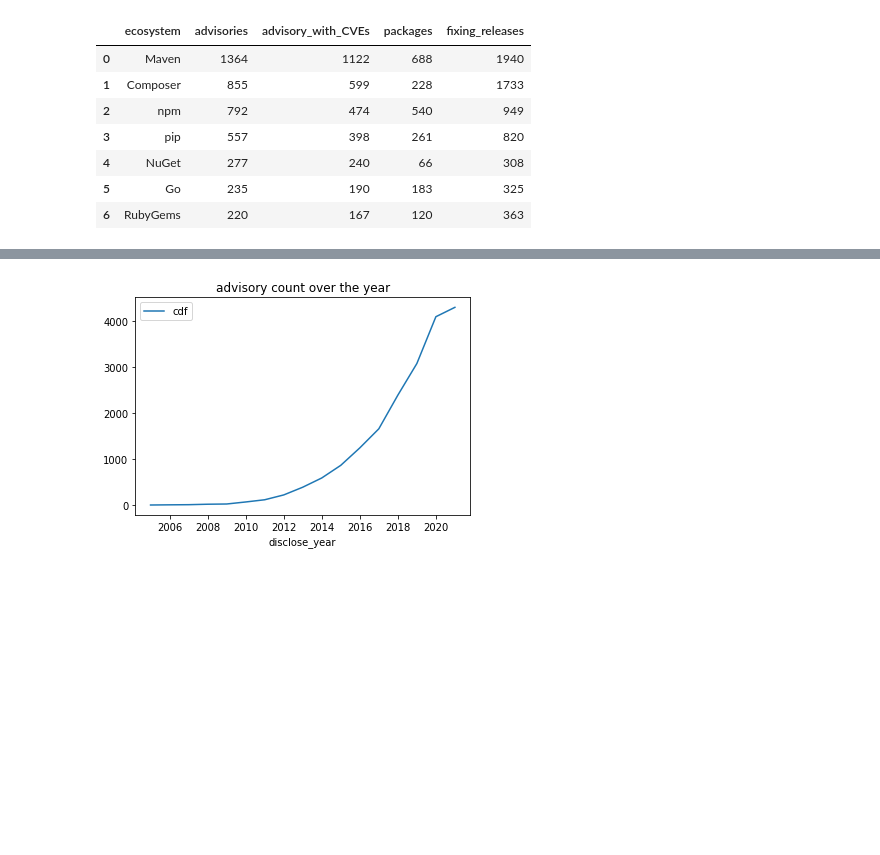
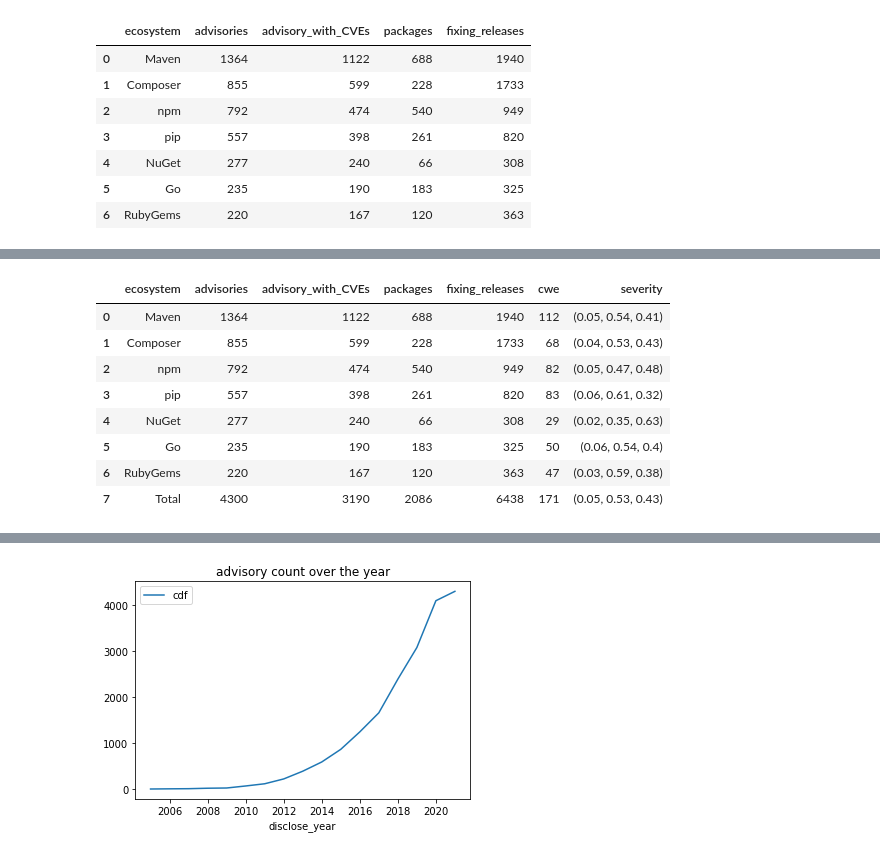
Before and after one commit to nasifimtiazohi/advisory-lifecycle, a Jupyter notebook: data_explore/repo_resolved.ipynb, the cells around one changed output, grey strips where cells are left out. Drawn from its saved outputs; the diff is of its cells as text; code cells hidden in the pictures; blank space fills up the shorter version.

```diff
--- a/data_explore/repo_resolved.ipynb
+++ b/data_explore/repo_resolved.ipynb
@@ -59,3 +146,16 @@ df
+# %%
+df = reduce(lambda x,y : pd.merge(x,y,on='ecosystem'),[table, df])
+df
+# %% [output]
+|  | ecosystem | advisories | advisory_with_CVEs | packages | fixing_releases | cwe | severity |
+| 0 | Maven | 1364 | 1122 | 688 | 1940 | 112 | (0.05, 0.54, 0.41) |
+| 1 | Composer | 855 | 599 | 228 | 1733 | 68 | (0.04, 0.53, 0.43) |
+| 2 | npm | 792 | 474 | 540 | 949 | 82 | (0.05, 0.47, 0.48) |
+| 3 | pip | 557 | 398 | 261 | 820 | 83 | (0.06, 0.61, 0.32) |
+| 4 | NuGet | 277 | 240 | 66 | 308 | 29 | (0.02, 0.35, 0.63) |
+| 5 | Go | 235 | 190 | 183 | 325 | 50 | (0.06, 0.54, 0.4) |
+| 6 | RubyGems | 220 | 167 | 120 | 363 | 47 | (0.03, 0.59, 0.38) |
+| 7 | Total | 4300 | 3190 | 2086 | 6438 | 171 | (0.05, 0.53, 0.43) |
 # %%
 df['non-CVEs (%)'] = df['advisories'] - df['advisory_with_CVEs']
 df['non-CVEs (%)'] = round (df['non-CVEs (%)'] / df['advisories'] * 100 , 2)
```
Also changed, not shown: parts of 8 cells of this notebook, 1 other file.
